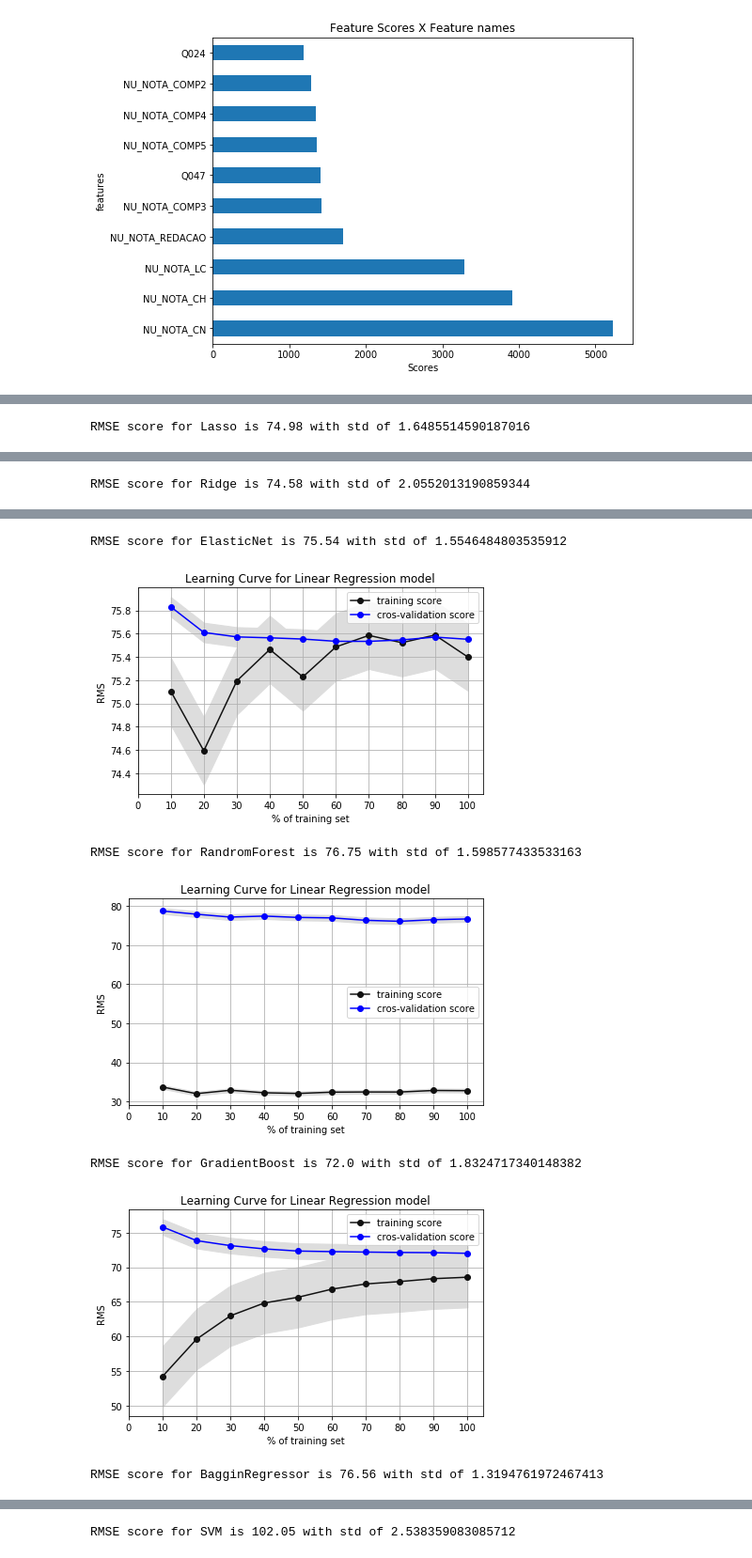
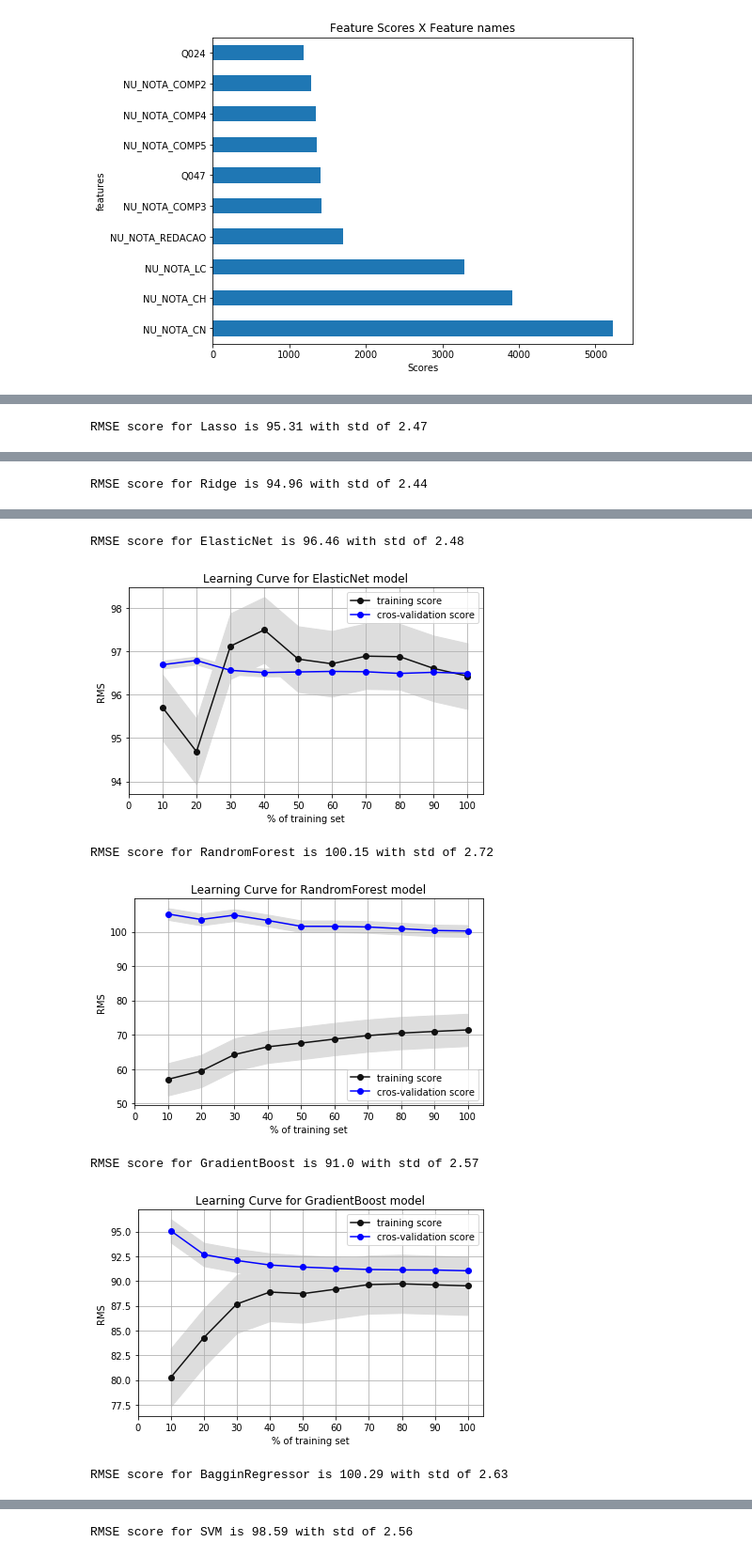
Before and after one commit to jmcabreira-zz/Data-Science-Projects, a Jupyter notebook: Student_grade_prediction_ENEM/Student_grade_prediction.ipynb, the cells around one changed output, grey strips where cells are left out. Shown at 94% size. Cells and saved outputs as stored; diff of their text form; code cells hidden in the pictures.

Commit message:
feat: Add models performed on reduced dataframe

```diff
--- a/Student_grade_prediction_ENEM/Student_grade_prediction.ipynb
+++ b/Student_grade_prediction_ENEM/Student_grade_prediction.ipynb
@@ -563,6 +462,5 @@ In both cases The gradientBoosting give us the best result. So I will choose thi
 # %%
-#unscaled
 models = create_base_models()
-names, results = evaluate_models(df_dummies, Y, models, learning_curve_=True)
+names, results = evaluate_models(top10_features_df, Y, models, learning_curve_=True)
 # %% [output]
-RMSE score for Lasso is 74.98 with std of 1.6485514590187016
+RMSE score for Lasso is 95.31 with std of 2.47
@@ -570 +468 @@ RMSE score for Lasso is 74.98 with std of 1.6485514590187016
-RMSE score for Ridge is 74.58 with std of 2.0552013190859344
+RMSE score for Ridge is 94.96 with std of 2.44
@@ -572,7 +470,7 @@ RMSE score for Ridge is 74.58 with std of 2.0552013190859344
-RMSE score for ElasticNet is 75.54 with std of 1.5546484803535912
+RMSE score for ElasticNet is 96.46 with std of 2.48
-[figure, old version]
+[figure, new version]
-RMSE score for RandromForest is 76.75 with std of 1.598577433533163
+RMSE score for RandromForest is 100.15 with std of 2.72
-[figure, old version]
+[figure, new version]
-RMSE score for GradientBoost is 72.0 with std of 1.8324717340148382
+RMSE score for GradientBoost is 91.0 with std of 2.57
-[figure, old version]
+[figure, new version]
-RMSE score for BagginRegressor is 76.56 with std of 1.3194761972467413
+RMSE score for BagginRegressor is 100.29 with std of 2.63
@@ -580 +478 @@ RMSE score for BagginRegressor is 76.56 with std of 1.3194761972467413
-RMSE score for SVM is 102.05 with std of 2.538359083085712
+RMSE score for SVM is 98.59 with std of 2.56
```
Also changed, not shown: parts of 15 cells of this notebook, 1 other file.
